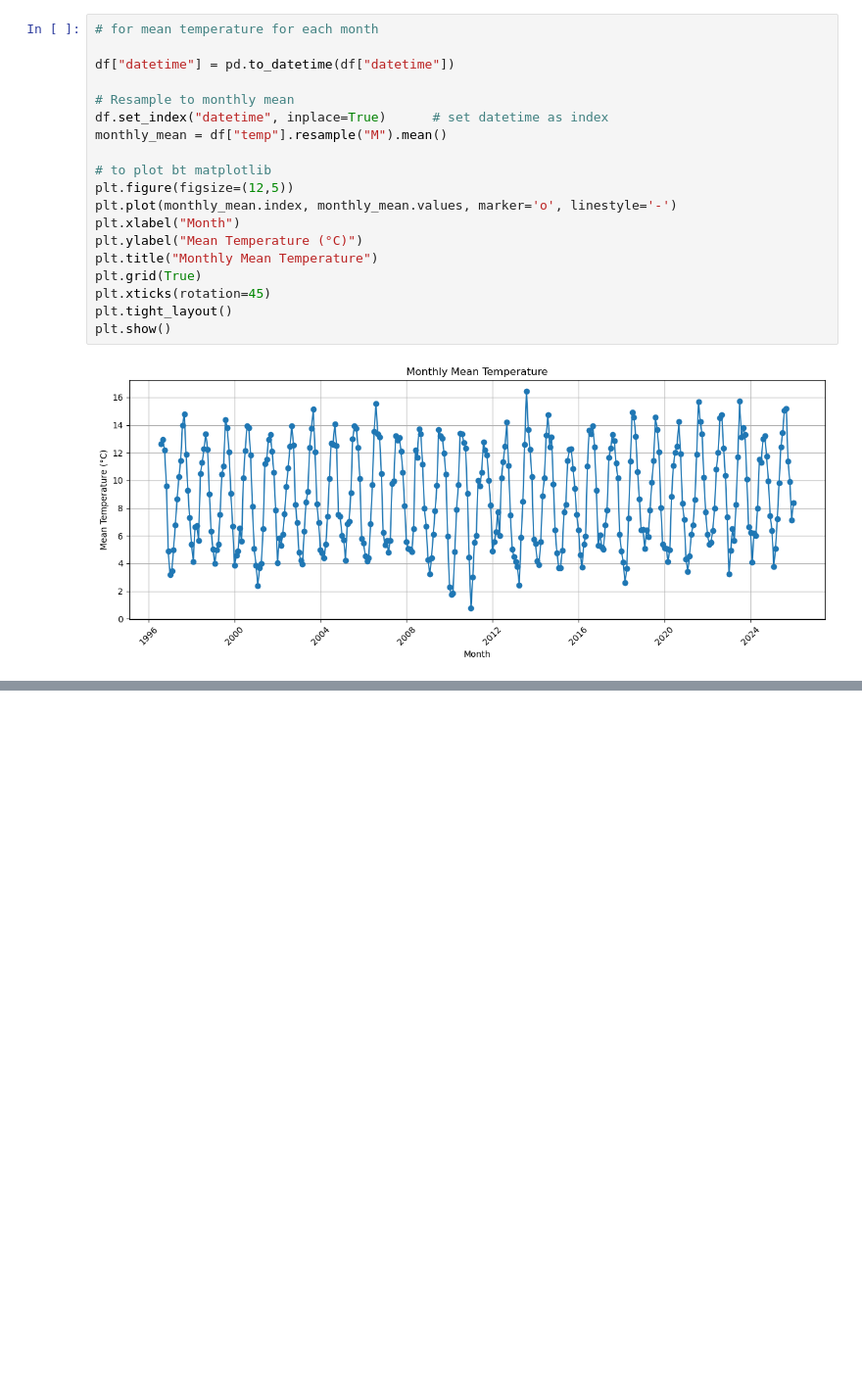
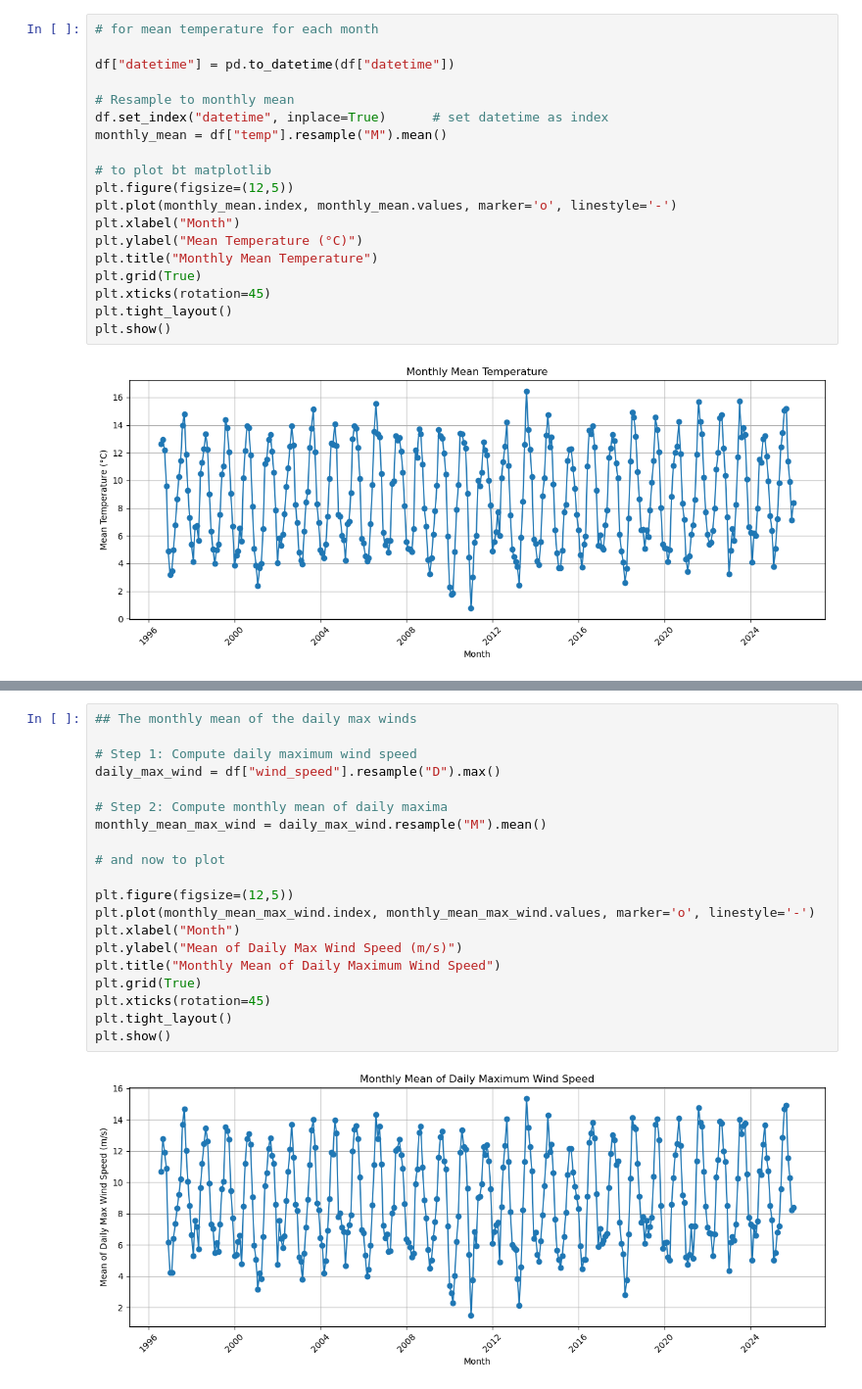
Before and after one commit to CherylClarke/PROGRAMMING-FOR-DATA-ANALYTICS, a Jupyter notebook: assignment/assignment-6-Weather.ipynb, the cells around one changed output, grey strips where cells are left out. Shown: that part at 98% size. Cells and saved outputs as stored; diff of their text form; blank space fills up the shorter version.

```diff
--- a/assignment/assignment-6-Weather.ipynb
+++ b/assignment/assignment-6-Weather.ipynb
@@ -213,0 +279,22 @@ You do not need to over comment your code. Marks will be given for how nice the
+# %%
+## The monthly mean of the daily max winds
+
+# Step 1: Compute daily maximum wind speed
+daily_max_wind = df["wind_speed"].resample("D").max()
+
+# Step 2: Compute monthly mean of daily maxima
+monthly_mean_max_wind = daily_max_wind.resample("M").mean()
+
+# and now to plot
+
+plt.figure(figsize=(12,5))
+plt.plot(monthly_mean_max_wind.index, monthly_mean_max_wind.values, marker='o', linestyle='-')
+plt.xlabel("Month")
+plt.ylabel("Mean of Daily Max Wind Speed (m/s)")
+plt.title("Monthly Mean of Daily Maximum Wind Speed")
+plt.grid(True)
+plt.xticks(rotation=45)
+plt.tight_layout()
+plt.show()
+# %% [output]
+[figure, added]
```
Also changed, not shown: parts of 7 cells of this notebook.
